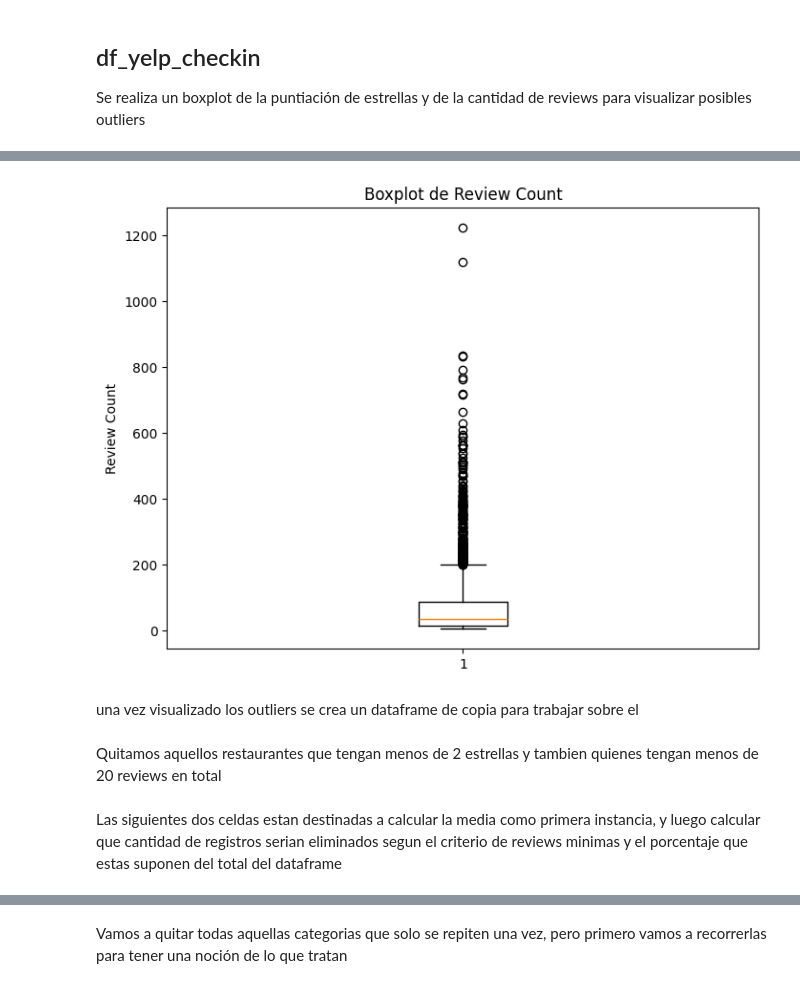
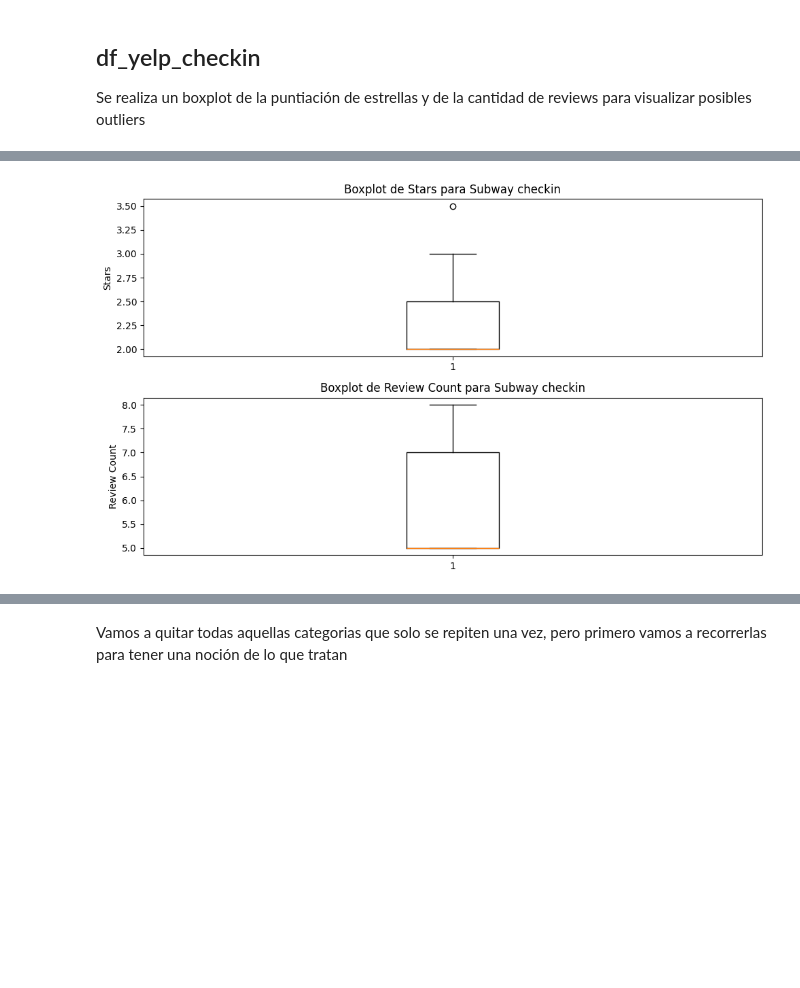
Before and after one commit to Aspirina180mg/PF_DATAPT07, a Jupyter notebook: EDA.ipynb, the cells around one changed output, grey strips where cells are left out. Cells and saved outputs as stored; diff of their text form; code cells hidden in the pictures; blank space fills up the shorter version.

```diff
--- a/EDA.ipynb
+++ b/EDA.ipynb
@@ -18,0 +177,24 @@ df_yelp_users = pd.read_parquet(r'Generated\Yelp\users_extracted.parquet')
+# %%
+categorias = df_yelp_checkin["categories"].str.split(", ").explode()
+
+frecuencia_categorias = categorias.value_counts()
+
+categorias_solo_una_vez = frecuencia_categorias[
+    frecuencia_categorias == 1
+].index.tolist()
+
+
+def filtrar_categorias(categoria_str):
+    categorias_lista = categoria_str.split(", ")
+    categorias_filtradas = [
+        categoria
+        for categoria in categorias_lista
+        if categoria not in categorias_solo_una_vez
+    ]
+    return ", ".join(categorias_filtradas)
+
+
+df_yelp_checkin["categories"] = df_yelp_checkin["categories"].apply(filtrar_categorias)
+
+print("DataFrame modificado eliminando las categorías que se repiten solo una vez:")
+df_yelp_checkin.head()
@@ -18,0 +547,4 @@ df_yelp_users = pd.read_parquet(r'Generated\Yelp\users_extracted.parquet')
+# %%
+df_yelp_checkin["is_open"] = df_yelp_checkin["is_open"].astype(bool)
+df_yelp_restaurantes["is_open"] = df_yelp_restaurantes["is_open"].astype(bool)
+df_yelp_tips["is_open"] = df_yelp_tips["is_open"].astype(bool)
@@ -168,10 +1216,18 @@ plt.show()
 # %%
-plt.figure(figsize=(8, 6))
-plt.boxplot(df_yelp_checkin['review_count'])
-plt.title('Boxplot de Review Count')
+subway_data_checkin = df_yelp_checkin[df_yelp_checkin['name']==('Subway')]
+
+plt.figure(figsize=(10, 6))
+plt.subplot(2, 1, 1)
+plt.boxplot(subway_data_checkin['stars'])
+plt.title('Boxplot de Stars para Subway checkin')
+plt.ylabel('Stars')
+
+plt.subplot(2, 1, 2)
+plt.boxplot(subway_data_checkin['review_count'])
+plt.title('Boxplot de Review Count para Subway checkin')
 plt.ylabel('Review Count')
+
+plt.tight_layout()
 plt.show()
 # %% [output]
-[figure, old version]
+[figure, new version]
-# %% [markdown]
-una vez visualizado los outliers se crea un dataframe de copia para trabajar sobre el
@@ -180,2 +1233,0 @@ df_modificado_checkin = df_yelp_checkin.copy()
-# %% [markdown]
-Quitamos aquellos restaurantes que tengan menos de 2 estrellas y tambien quienes tengan menos de 20 reviews en total
@@ -185,2 +1233,0 @@ df_modificado_checkin = df_modificado_checkin.drop(estrellas_filtradas)
-# %% [markdown]
-Las siguientes dos celdas estan destinadas a calcular la media como primera instancia, y luego calcular que cantidad de registros serian eliminados segun el criterio de reviews minimas y el porcentaje que estas suponen del total del dataframe
```
Also changed, not shown: parts of 259 cells of this notebook, 11 other files.
